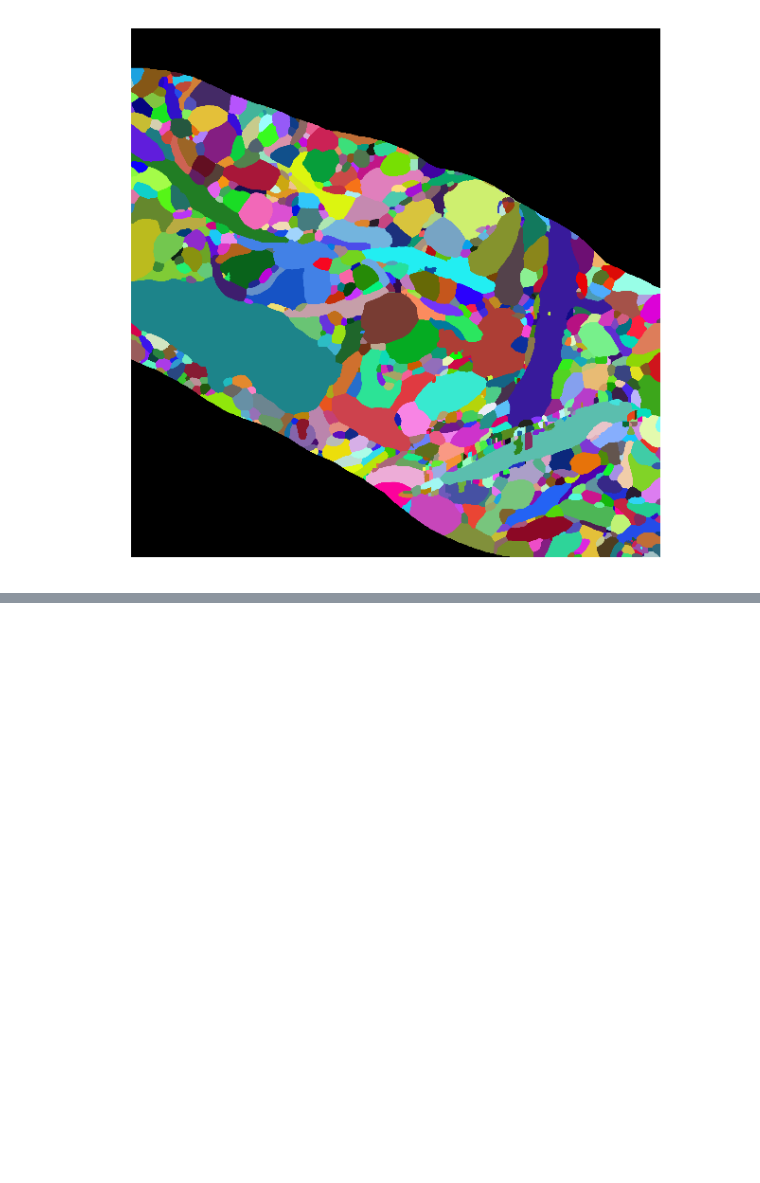
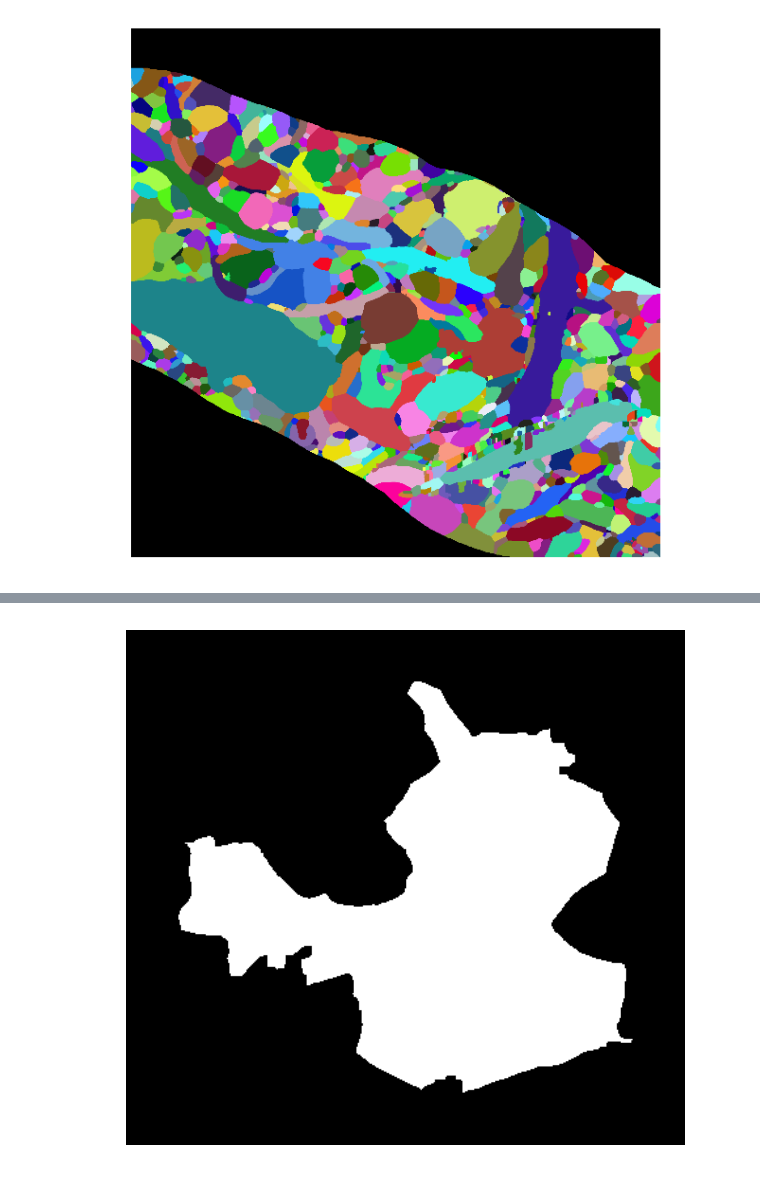
Before and after one commit to VCG/gp, a Jupyter notebook: ipy_test/MERGEERROR.ipynb, the cells around one changed output, grey strips where cells are left out. Saved outputs shown, nothing was run; the diff lists cells and outputs as text; code cells hidden in the pictures; blank space fills up the shorter version.

```diff
--- a/ipy_test/MERGEERROR.ipynb
+++ b/ipy_test/MERGEERROR.ipynb
@@ -50 +49,6 @@ label_value
+# %%
+cropped_binary = gp.Util.crop_by_bbox(binary,bb)
+gp.Util.view(cropped_binary.astype(np.uint8)*255, color=False, large=True, file='/tmp/me_binary.png')
+# %% [output]
+[figure, added]
 # %%
```
Also changed, not shown: parts of 25 cells of this notebook, 7 other files.
